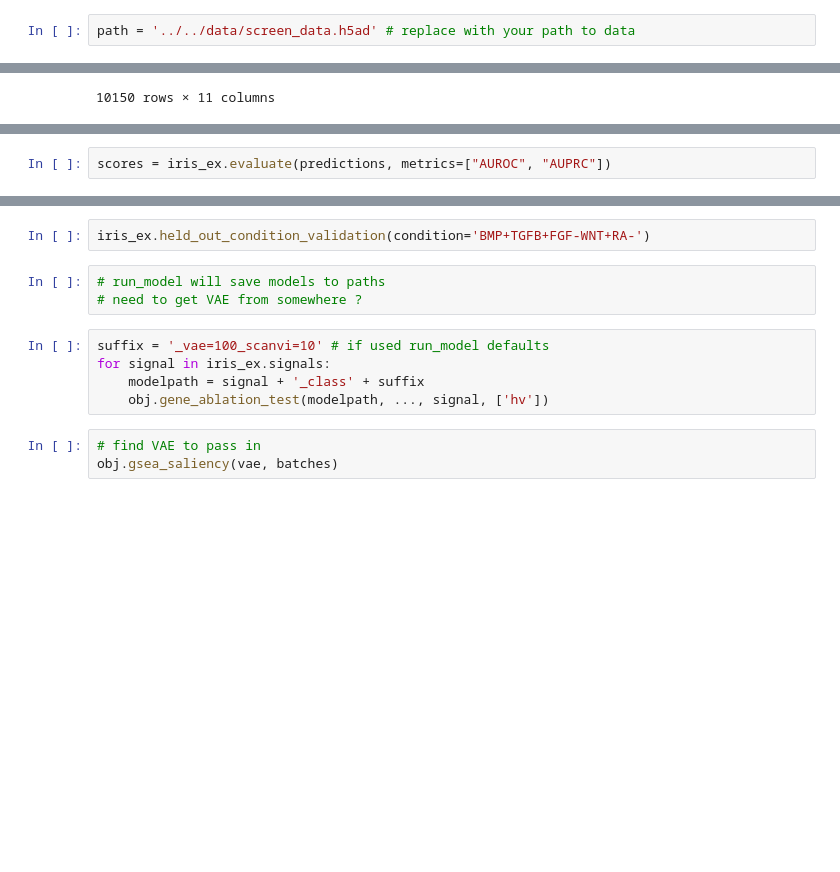
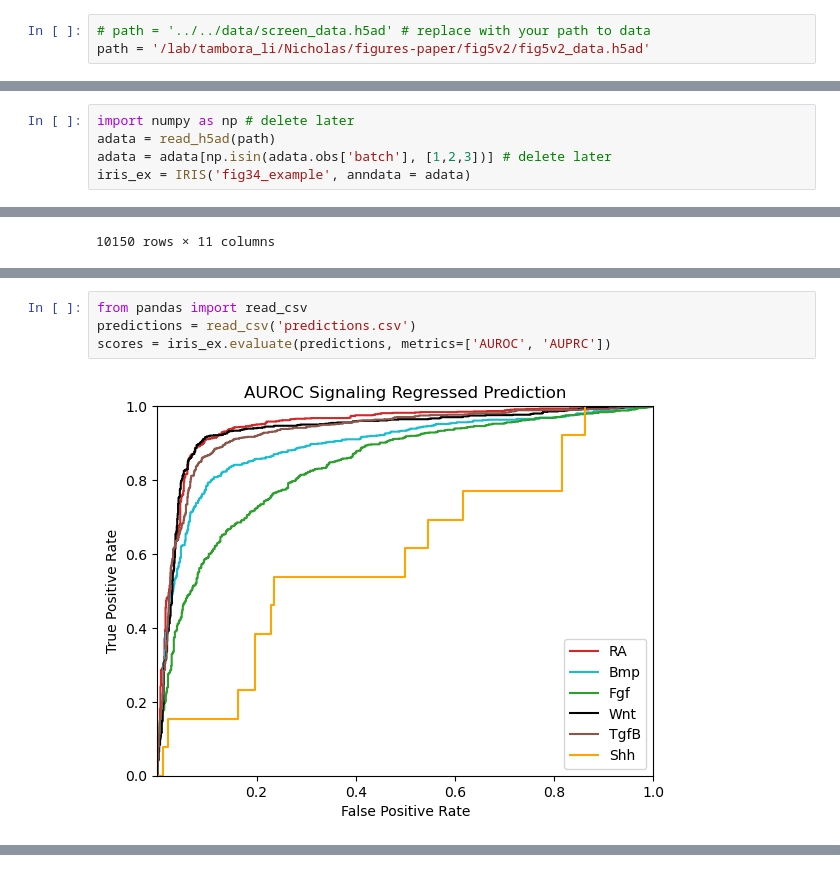
Before and after one commit to Pulin-Li-Lab/IRIS-signaling-inference, a Jupyter notebook: iris/examples/fig3+4.ipynb, the cells around one changed output, grey strips where cells are left out. Saved outputs shown, nothing was run; the diff lists cells and outputs as text; blank space fills up the shorter version.

```diff
--- a/iris/examples/fig3+4.ipynb
+++ b/iris/examples/fig3+4.ipynb
@@ -10,2 +12,3 @@ from iris.src.iris import IRIS
 # %%
-path = '../../data/screen_data.h5ad' # replace with your path to data
+# path = '../../data/screen_data.h5ad' # replace with your path to data
+path = '/lab/tambora_li/Nicholas/figures-paper/fig5v2/fig5v2_data.h5ad'
@@ -15,3 +15,8 @@ iris_ex = IRIS('fig34_example', anndata = adata)
+# %%
+import numpy as np # delete later
+adata = read_h5ad(path)
+adata = adata[np.isin(adata.obs['batch'], [1,2,3])] # delete later
+iris_ex = IRIS('fig34_example', anndata = adata)
 # %%
 adata.obs
 # %% [output]
@@ -49,2 +83,6 @@ HPU available: False, using: 0 HPUs
 # %%
-scores = iris_ex.evaluate(predictions, metrics=["AUROC", "AUPRC"])
+from pandas import read_csv
+predictions = read_csv('predictions.csv')
+scores = iris_ex.evaluate(predictions, metrics=['AUROC', 'AUPRC'])
+# %% [output]
+[figure, added]
@@ -51,13 +89,0 @@ scores = iris_ex.evaluate(predictions, metrics=["AUROC", "AUPRC"])
-# %%
-iris_ex.held_out_condition_validation(condition='BMP+TGFB+FGF-WNT+RA-')
-# %%
-# run_model will save models to paths
-# need to get VAE from somewhere ?
-# %%
-suffix = '_vae=100_scanvi=10' # if used run_model defaults
-for signal in iris_ex.signals:
-    modelpath = signal + '_class' + suffix
-    obj.gene_ablation_test(modelpath, ..., signal, ['hv'])
-# %%
-# find VAE to pass in
-obj.gsea_saliency(vae, batches)
```
Also changed, not shown: parts of 11 cells of this notebook, 4 other files.
